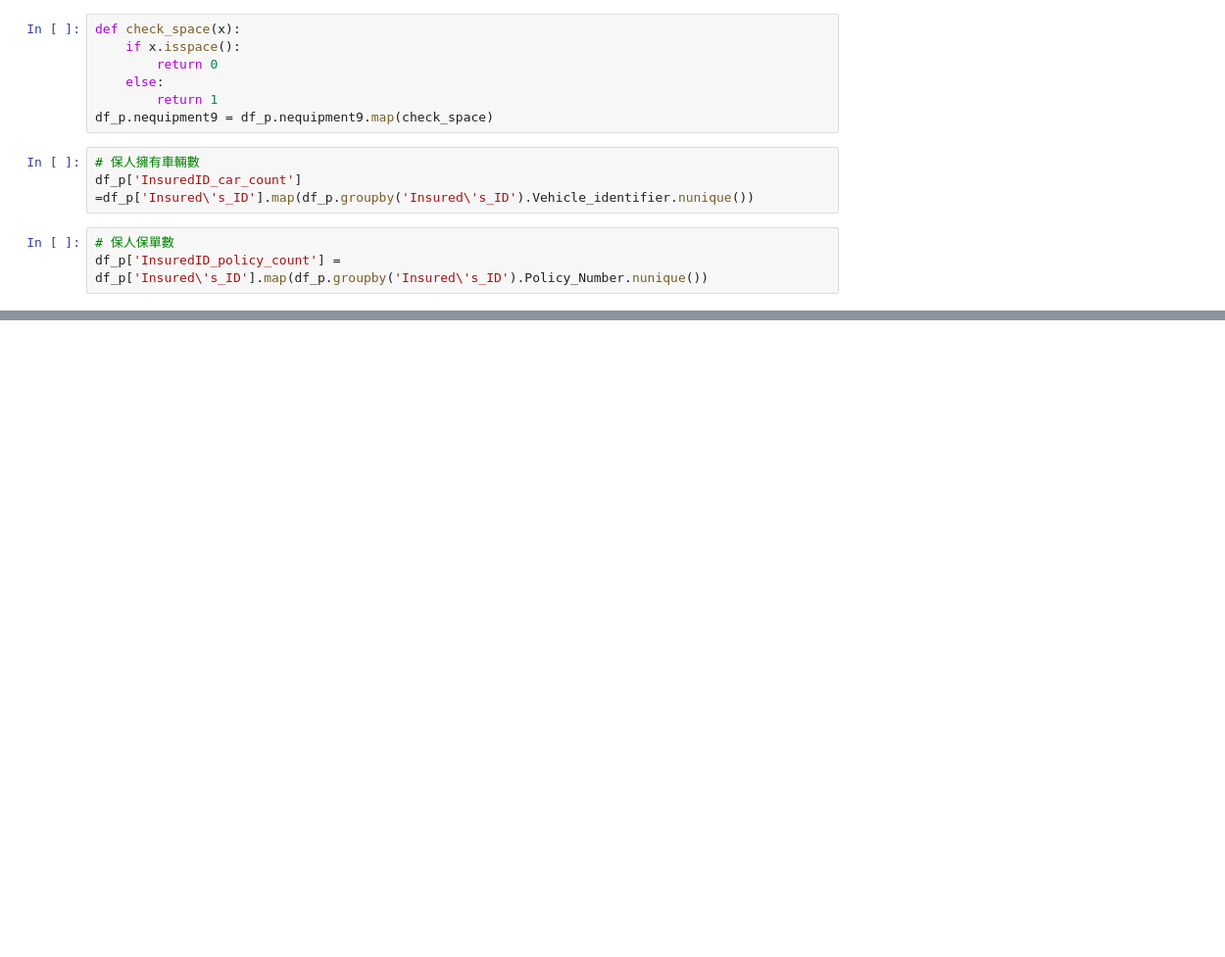
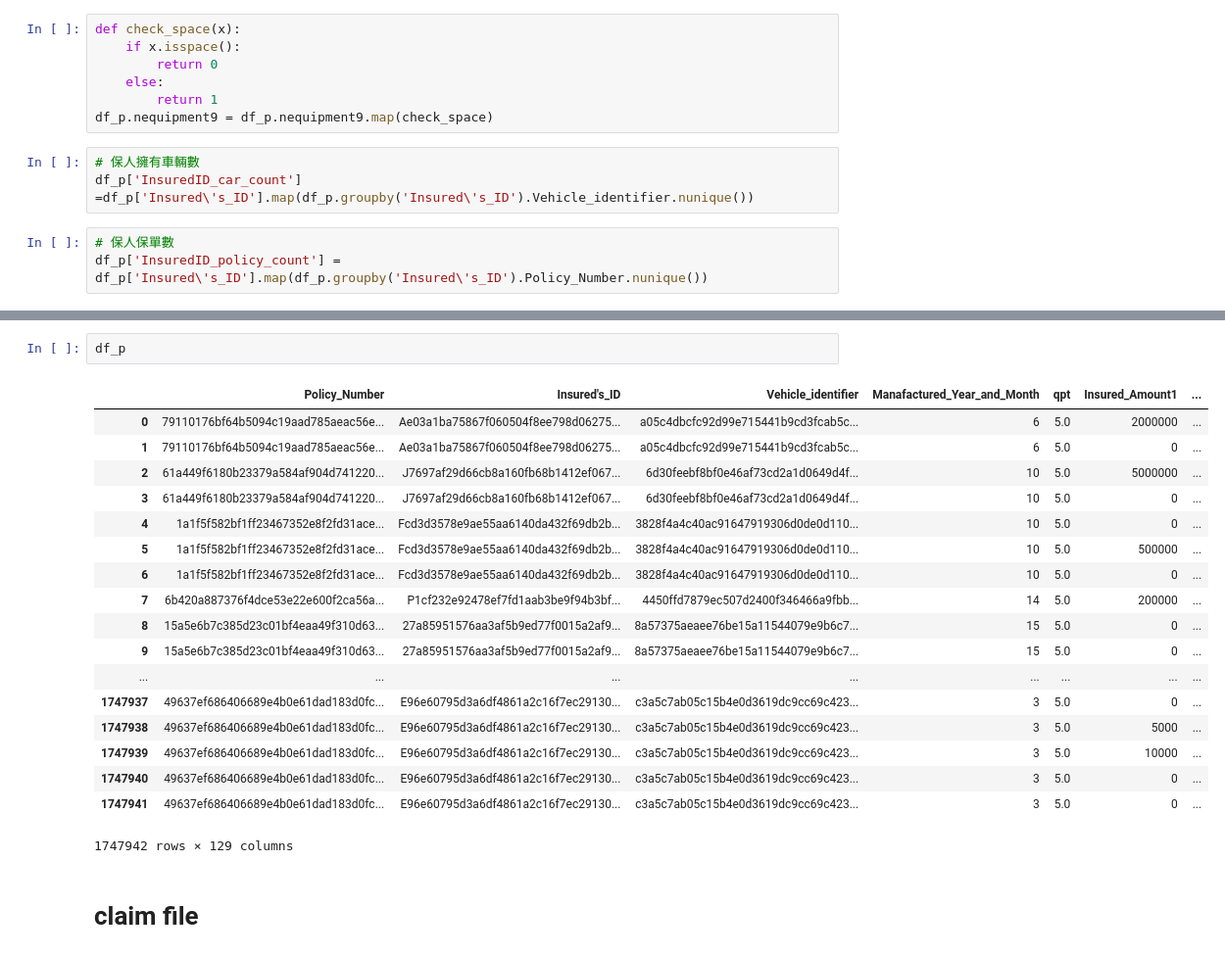
Before and after one commit to taipingeric/tbddd, a Jupyter notebook: feature engineering.ipynb, the cells around one changed output, grey strips where cells are left out. Shown at 98% size. Drawn from its saved outputs; the diff is of its cells as text; blank space fills up the shorter version.

```diff
--- a/feature engineering.ipynb
+++ b/feature engineering.ipynb
@@ -164,0 +151,23 @@ df_p['InsuredID_policy_count'] = df_p['Insured\'s_ID'].map(df_p.groupby('Insured
+# %%
+df_p
+# %% [output]
+|  | Policy_Number | Insured's_ID | Vehicle_identifier | Manafactured_Year_and_Month | qpt | Insured_Amount1 | ... |
+| 0 | 79110176bf64b5094c19aad785aeac56e... | Ae03a1ba75867f060504f8ee798d06275... | a05c4dbcfc92d99e715441b9cd3fcab5c... | 6 | 5.0 | 2000000 | ... |
+| 1 | 79110176bf64b5094c19aad785aeac56e... | Ae03a1ba75867f060504f8ee798d06275... | a05c4dbcfc92d99e715441b9cd3fcab5c... | 6 | 5.0 | 0 | ... |
+| 2 | 61a449f6180b23379a584af904d741220... | J7697af29d66cb8a160fb68b1412ef067... | 6d30feebf8bf0e46af73cd2a1d0649d4f... | 10 | 5.0 | 5000000 | ... |
+| 3 | 61a449f6180b23379a584af904d741220... | J7697af29d66cb8a160fb68b1412ef067... | 6d30feebf8bf0e46af73cd2a1d0649d4f... | 10 | 5.0 | 0 | ... |
+| 4 | 1a1f5f582bf1ff23467352e8f2fd31ace... | Fcd3d3578e9ae55aa6140da432f69db2b... | 3828f4a4c40ac91647919306d0de0d110... | 10 | 5.0 | 0 | ... |
+| 5 | 1a1f5f582bf1ff23467352e8f2fd31ace... | Fcd3d3578e9ae55aa6140da432f69db2b... | 3828f4a4c40ac91647919306d0de0d110... | 10 | 5.0 | 500000 | ... |
+| 6 | 1a1f5f582bf1ff23467352e8f2fd31ace... | Fcd3d3578e9ae55aa6140da432f69db2b... | 3828f4a4c40ac91647919306d0de0d110... | 10 | 5.0 | 0 | ... |
+| 7 | 6b420a887376f4dce53e22e600f2ca56a... | P1cf232e92478ef7fd1aab3be9f94b3bf... | 4450ffd7879ec507d2400f346466a9fbb... | 14 | 5.0 | 200000 | ... |
+| 8 | 15a5e6b7c385d23c01bf4eaa49f310d63... | 27a85951576aa3af5b9ed77f0015a2af9... | 8a57375aeaee76be15a11544079e9b6c7... | 15 | 5.0 | 0 | ... |
+| 9 | 15a5e6b7c385d23c01bf4eaa49f310d63... | 27a85951576aa3af5b9ed77f0015a2af9... | 8a57375aeaee76be15a11544079e9b6c7... | 15 | 5.0 | 0 | ... |
+| ... | ... | ... | ... | ... | ... | ... | ... |
+| 1747937 | 49637ef686406689e4b0e61dad183d0fc... | E96e60795d3a6df4861a2c16f7ec29130... | c3a5c7ab05c15b4e0d3619dc9cc69c423... | 3 | 5.0 | 0 | ... |
+| 1747938 | 49637ef686406689e4b0e61dad183d0fc... | E96e60795d3a6df4861a2c16f7ec29130... | c3a5c7ab05c15b4e0d3619dc9cc69c423... | 3 | 5.0 | 5000 | ... |
+| 1747939 | 49637ef686406689e4b0e61dad183d0fc... | E96e60795d3a6df4861a2c16f7ec29130... | c3a5c7ab05c15b4e0d3619dc9cc69c423... | 3 | 5.0 | 10000 | ... |
+| 1747940 | 49637ef686406689e4b0e61dad183d0fc... | E96e60795d3a6df4861a2c16f7ec29130... | c3a5c7ab05c15b4e0d3619dc9cc69c423... | 3 | 5.0 | 0 | ... |
+| 1747941 | 49637ef686406689e4b0e61dad183d0fc... | E96e60795d3a6df4861a2c16f7ec29130... | c3a5c7ab05c15b4e0d3619dc9cc69c423... | 3 | 5.0 | 0 | ... |
+1747942 rows × 129 columns
+# %% [markdown]
+# claim file
```
Also changed, not shown: parts of 48 cells of this notebook, 1 other file.
